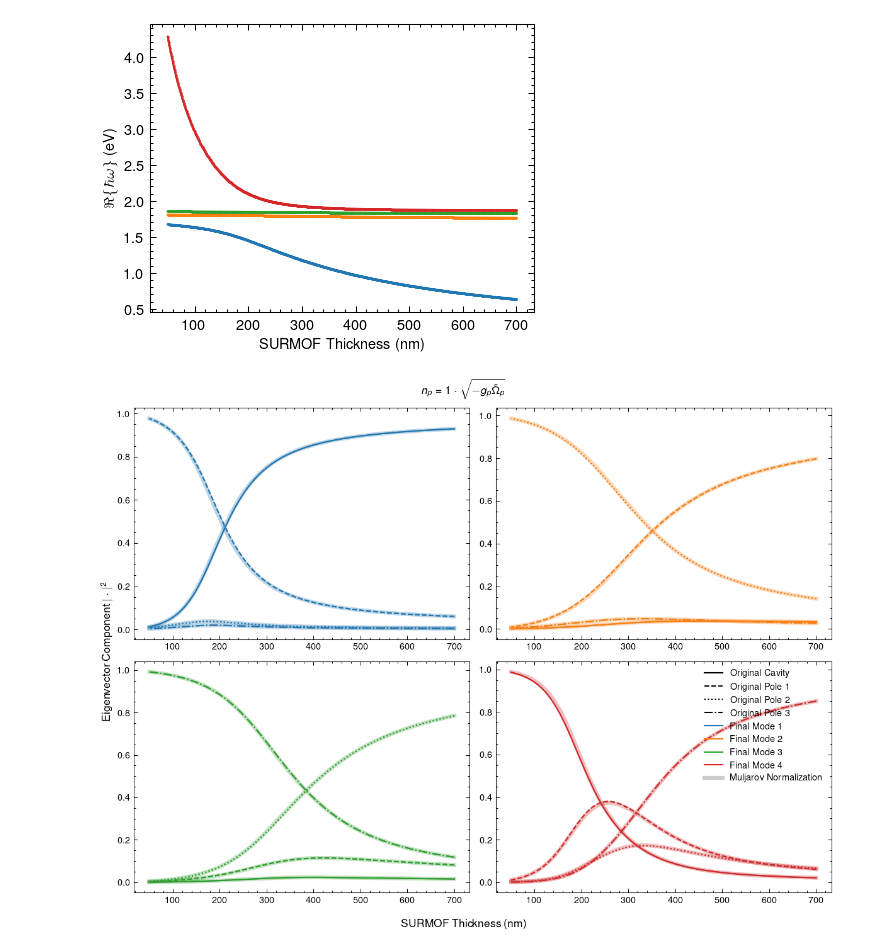
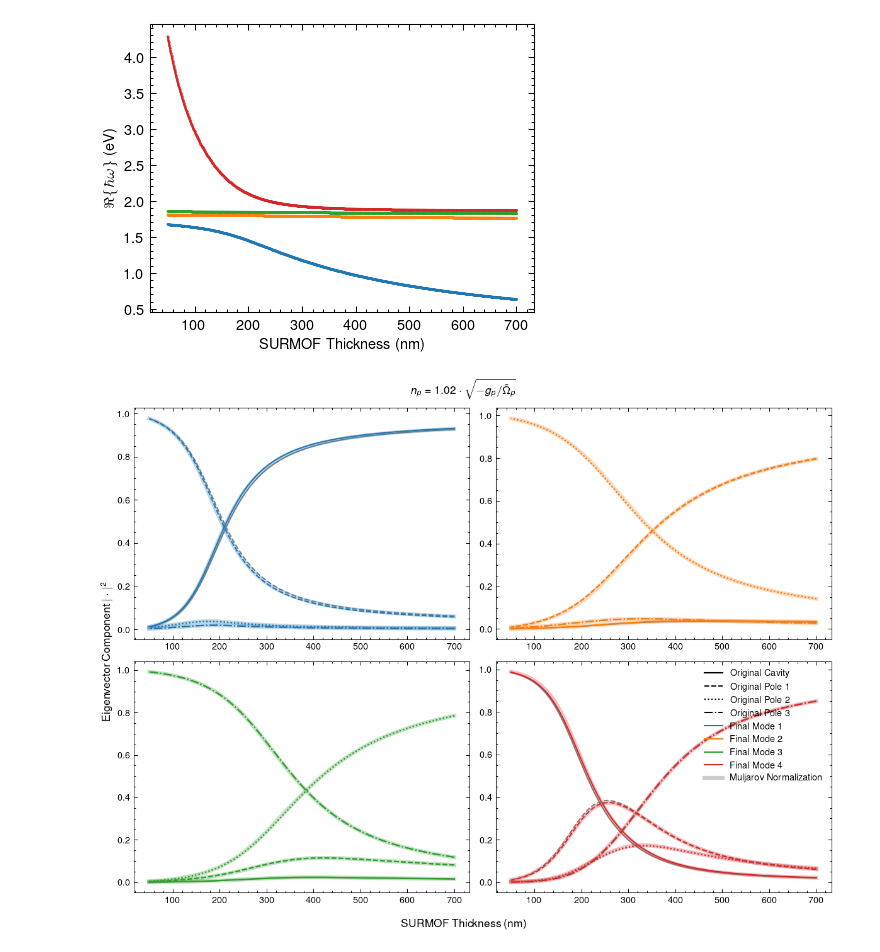
Before and after one commit to jan-david-fischbach/agsurmof, a Jupyter notebook: qnmsc/plot_figure_6.ipynb, the cells around one changed output. Saved outputs shown, nothing was run; the diff lists cells and outputs as text; code cells hidden in the pictures.

```diff
--- a/qnmsc/plot_figure_6.ipynb
+++ b/qnmsc/plot_figure_6.ipynb
@@ -238,7 +238,7 @@ manual_q = []
 evecs = []
 left_evecs = []
 use_norm = 'OmG' # 'OmG' 'P'
-norm_fac = 1
+norm_fac = 1.02
 
 for idx_freq in range(Nt):
   gs = gcoeff[idx_freq]
@@ -296,32 +296,32 @@ for i in range(4):
         plt.plot(thickness_surmof*1e9, np.abs(evecs[:, i, j])**2, color=f"C{j}", ls=ls[i])
 
         plt.plot(thickness_surmof*1e9, np.abs(mul_evec[:, i, j])**2, color=f"C{j}", lw=3, alpha=0.3)
 
 for i in range(4):
     if i==0:
         label = f"Original Cavity"
     else:
       label=f"Original Pole {i}"
 
     plt.plot([],[], ls=ls[i], color="k", label=label)
 for j in range(4):
     label=f"Final Mode {j+1}"
 
     plt.plot([],[], color=f"C{j}", label=label)
 plt.plot([], [], color="gray", lw=3, alpha=0.4, label="Muljarov Normalization")
 
 fig.supxlabel("SURMOF Thickness (nm)")
 fig.supylabel("Eigenvector Component $|\cdot|^2$")
 plt.legend(loc="upper right")
 
 if use_norm == 'muljarov':
   fig.suptitle(rf"$n_p$ from Muljarov normalization")
 elif use_norm=='OmG':
-  fig.suptitle(rf"$n_p = {norm_fac}\cdot\sqrt{{- g_p \tilde{{\Omega}}_p}}$")
+  fig.suptitle(rf"$n_p = {norm_fac}\cdot\sqrt{{- g_p / \tilde{{\Omega}}_p}}$")
 else:
   fig.suptitle(rf"$n_p = {norm_fac}$")
 
 plt.tight_layout()
 plt.savefig(f"out/hopfield_n{use_norm}_{norm_fac}.png", dpi=600)
 # %% [output]
-[figure, old version]
+[figure, new version]
```
Also changed, not shown: parts of 1 cell of this notebook, 6 other files.
